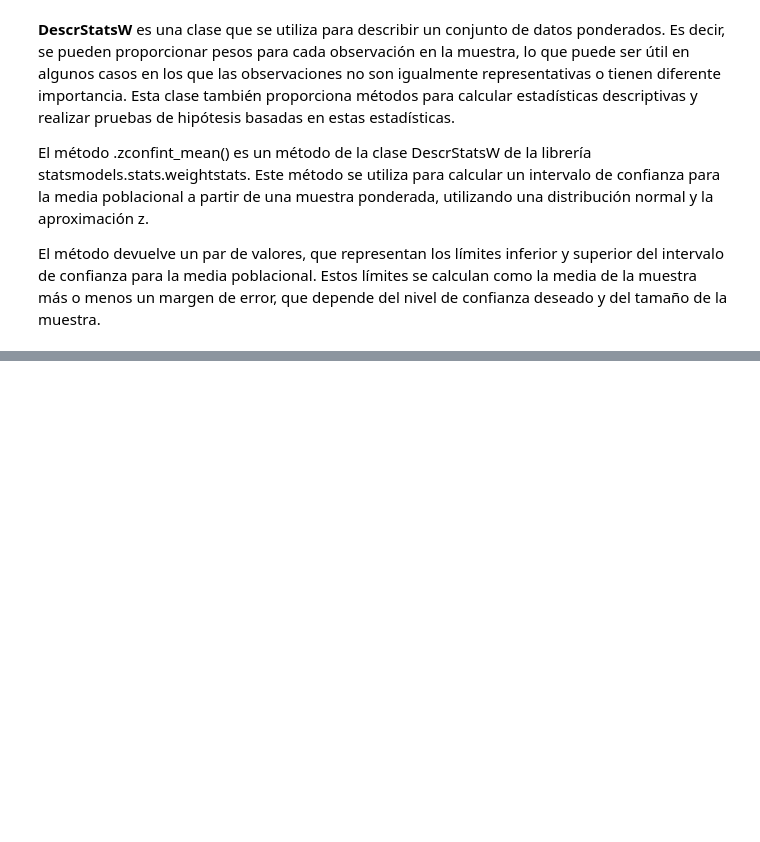
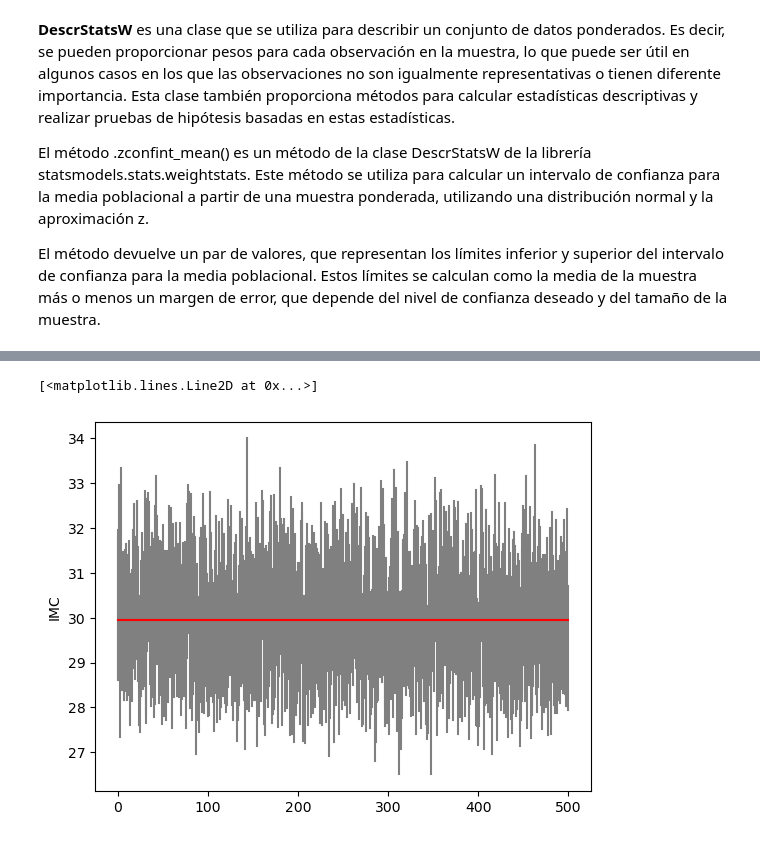
Before and after one commit to onavarrete04/Introduccion-Ciencia-Datos, a Jupyter notebook: ESTADÍSTICA INFERENCIAL-2023.ipynb, the cells around one changed output, grey strips where cells are left out. Cells and saved outputs as stored; diff of their text form; code cells hidden in the pictures; blank space fills up the shorter version.

```diff
--- a/ESTADÍSTICA INFERENCIAL-2023.ipynb
+++ b/ESTADÍSTICA INFERENCIAL-2023.ipynb
@@ -803,0 +839,9 @@ El método devuelve un par de valores, que representan los límites inferior y s
+# %%
+# variable de fumadores es SMQ020
+
+# Se crea otra columna para interpretar los datos de otra forma
+datos["SMOKERS"] = datos.SMQ020.replace({1:"Si",2:"No", 7:np.nan, 9:np.nan})
+
+datos["GENDER"] = datos.RIAGENDR.replace({1:"Hombre",2:"Mujer"})
+
+# np.nan representa datos NaN
@@ -803,0 +1262,14 @@ El método devuelve un par de valores, que representan los límites inferior y s
+# %%
+dx = datos.loc[datos.GENDER=="Mujer", ["GENDER", "BMXBMI"]].dropna()
+
+all_cis = []
+for n in 100, 200, 400, 800:
+    cis = []
+    for i in range(500):
+        dz = dx.sample(n)
+        ci = DescrStatsW(dz.BMXBMI).zconfint_mean()
+        cis.append(ci)
+    cis = np.asarray(cis)
+    mean_width = cis[:, 1].mean() - cis[:, 0].mean()
+    print(n, mean_width)
+    all_cis.append(cis)
@@ -803,0 +1283,10 @@ El método devuelve un par de valores, que representan los límites inferior y s
+# %%
+ci = all_cis[0]
+for j, x in enumerate(ci):
+    plt.plot([j, j], x, color='grey')
+    plt.gca().set_ylabel("IMC")
+mn = dx.BMXBMI.mean()
+plt.plot([0, 500], [mn, mn], color='red')
+# %% [output]
+[<matplotlib.lines.Line2D at 0x...>]
+[figure, added]
```
Also changed, not shown: parts of 62 cells of this notebook, 1 other file.
